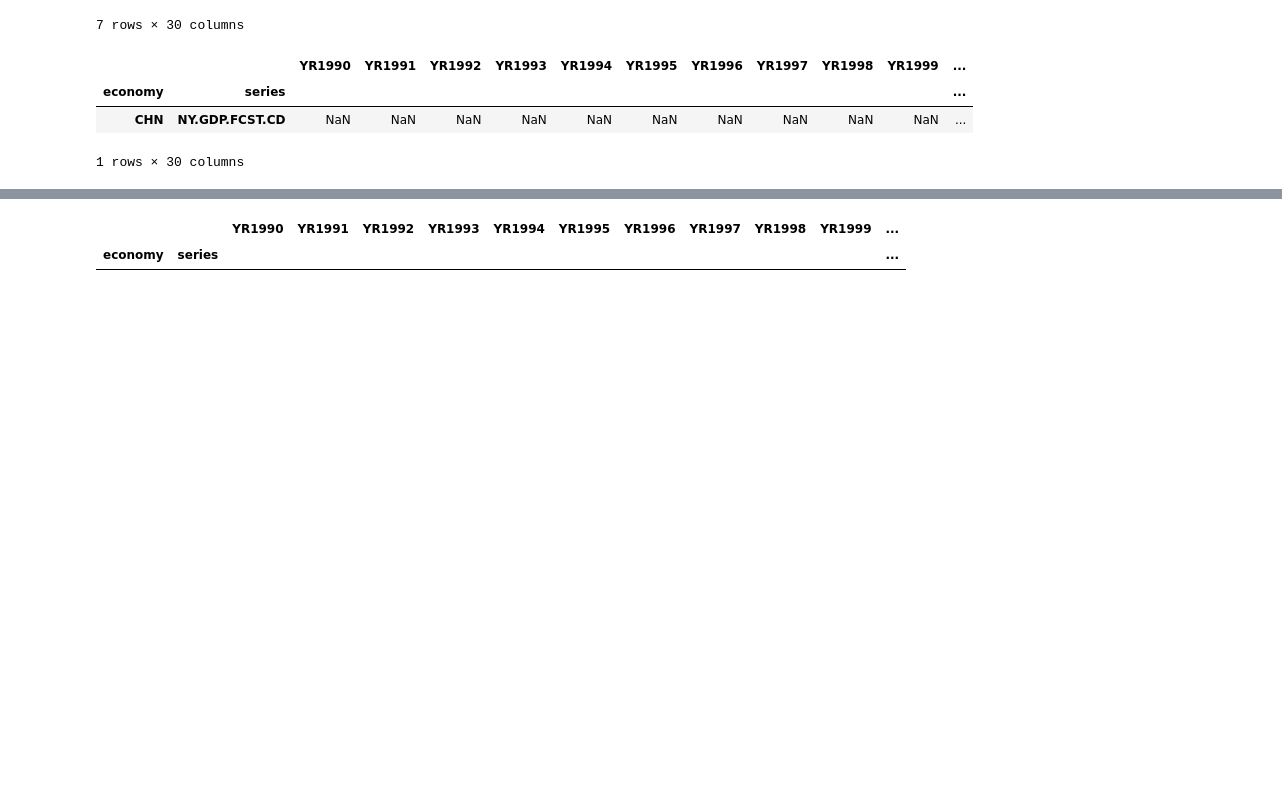
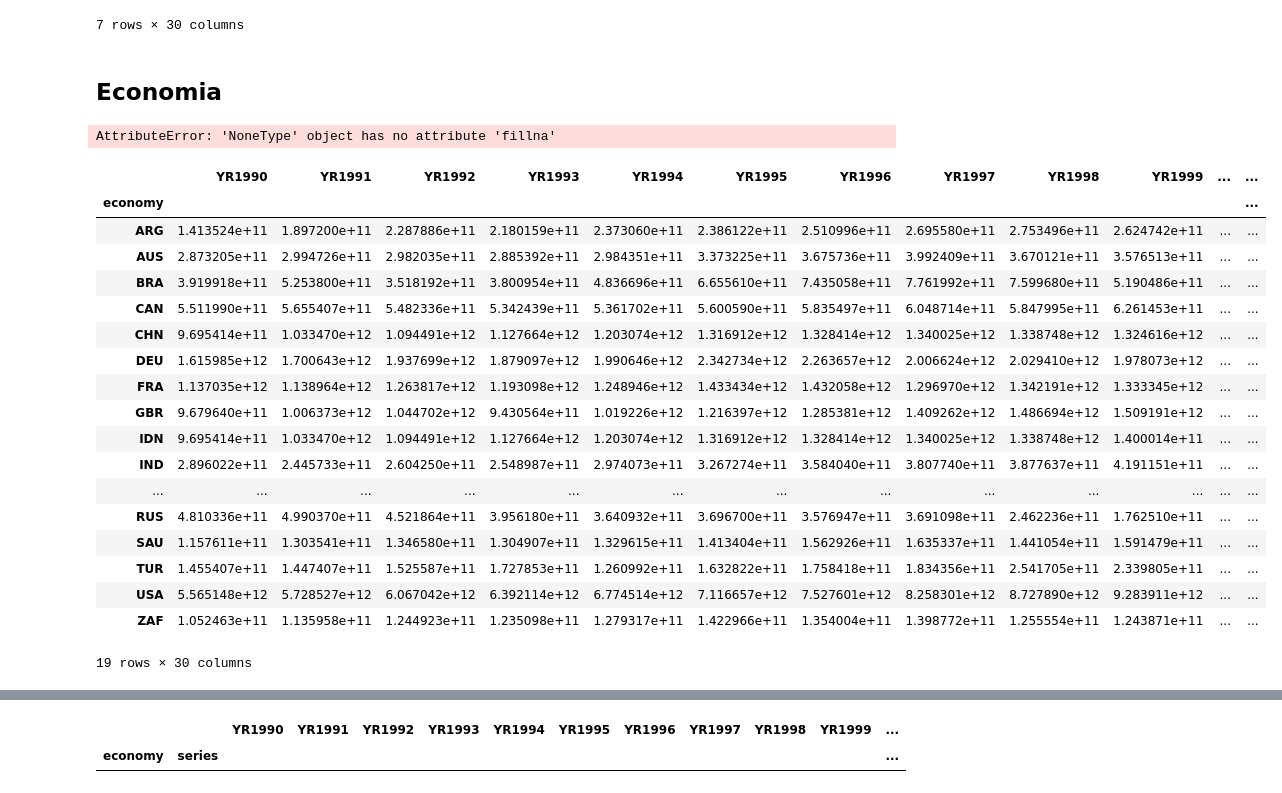
Before and after one commit to Matheus73/jogoEconomiaSensata, a Jupyter notebook: preparing_dataset.ipynb, the cells around one changed output, grey strips where cells are left out. Saved outputs shown, nothing was run; the diff lists cells and outputs as text; code cells hidden in the pictures; blank space fills up the shorter version.

Commit message:
adicionar modelo de economia

```diff
--- a/preparing_dataset.ipynb
+++ b/preparing_dataset.ipynb
@@ -185,13 +314,40 @@ df_outputs_banco[df_outputs_banco.isnull().all(axis=1)]
+# %% [markdown]
+## Economia
 # %%
-inputs_economia =['NY.GDP.FCST.CD','NV.IND.TOTL.CD','NV.IND.MANF.CD','NV.SRV.TOTL.CD']
+# inputs_economia =['NY.GDP.FCST.CD','NV.IND.TOTL.CD','NV.IND.MANF.CD','NV.SRV.TOTL.CD']
+inputs_economia =['NY.GDP.FCST.CD']
 # %%
 df_inputs_economia = read_data(inputs_economia)
 # %%
-df_inputs_economia[df_inputs_economia.isnull().all(axis=1)]
+# df_inputs_economia[df_inputs_economia.isnull().all(axis=1)]
+df_inputs_economia=df_inputs_economia.fillna(df_inputs_economia.mean(), inplace=True)
+df_inputs_economia.transpose()
 # %% [output]
-|  |  | YR1990 | YR1991 | YR1992 | YR1993 | YR1994 | YR1995 | YR1996 | YR1997 | YR1998 | YR1999 | ... |
-| economy | series |  |  |  |  |  |  |  |  |  |  | ... |
-| CHN | NY.GDP.FCST.CD | NaN | NaN | NaN | NaN | NaN | NaN | NaN | NaN | NaN | NaN | ... |
-1 rows × 30 columns
+AttributeError: 'NoneType' object has no attribute 'fillna'
+# %%
+df_inputs_economia.fillna(df_inputs_economia.mean(), inplace=True)
+# df_inputs_economia.groupby(level=0).sum()
+# %%
+df_inputs_economia
+# %% [output]
+|  | YR1990 | YR1991 | YR1992 | YR1993 | YR1994 | YR1995 | YR1996 | YR1997 | YR1998 | YR1999 | ... | ... |
+| economy |  |  |  |  |  |  |  |  |  |  |  | ... |
+| ARG | 1.413524e+11 | 1.897200e+11 | 2.287886e+11 | 2.180159e+11 | 2.373060e+11 | 2.386122e+11 | 2.510996e+11 | 2.695580e+11 | 2.753496e+11 | 2.624742e+11 | ... | ... |
+| AUS | 2.873205e+11 | 2.994726e+11 | 2.982035e+11 | 2.885392e+11 | 2.984351e+11 | 3.373225e+11 | 3.675736e+11 | 3.992409e+11 | 3.670121e+11 | 3.576513e+11 | ... | ... |
+| BRA | 3.919918e+11 | 5.253800e+11 | 3.518192e+11 | 3.800954e+11 | 4.836696e+11 | 6.655610e+11 | 7.435058e+11 | 7.761992e+11 | 7.599680e+11 | 5.190486e+11 | ... | ... |
+| CAN | 5.511990e+11 | 5.655407e+11 | 5.482336e+11 | 5.342439e+11 | 5.361702e+11 | 5.600590e+11 | 5.835497e+11 | 6.048714e+11 | 5.847995e+11 | 6.261453e+11 | ... | ... |
+| CHN | 9.695414e+11 | 1.033470e+12 | 1.094491e+12 | 1.127664e+12 | 1.203074e+12 | 1.316912e+12 | 1.328414e+12 | 1.340025e+12 | 1.338748e+12 | 1.324616e+12 | ... | ... |
+| DEU | 1.615985e+12 | 1.700643e+12 | 1.937699e+12 | 1.879097e+12 | 1.990646e+12 | 2.342734e+12 | 2.263657e+12 | 2.006624e+12 | 2.029410e+12 | 1.978073e+12 | ... | ... |
+| FRA | 1.137035e+12 | 1.138964e+12 | 1.263817e+12 | 1.193098e+12 | 1.248946e+12 | 1.433434e+12 | 1.432058e+12 | 1.296970e+12 | 1.342191e+12 | 1.333345e+12 | ... | ... |
+| GBR | 9.679640e+11 | 1.006373e+12 | 1.044702e+12 | 9.430564e+11 | 1.019226e+12 | 1.216397e+12 | 1.285381e+12 | 1.409262e+12 | 1.486694e+12 | 1.509191e+12 | ... | ... |
+| IDN | 9.695414e+11 | 1.033470e+12 | 1.094491e+12 | 1.127664e+12 | 1.203074e+12 | 1.316912e+12 | 1.328414e+12 | 1.340025e+12 | 1.338748e+12 | 1.400014e+11 | ... | ... |
+| IND | 2.896022e+11 | 2.445733e+11 | 2.604250e+11 | 2.548987e+11 | 2.974073e+11 | 3.267274e+11 | 3.584040e+11 | 3.807740e+11 | 3.877637e+11 | 4.191151e+11 | ... | ... |
+| ... | ... | ... | ... | ... | ... | ... | ... | ... | ... | ... | ... | ... |
+| RUS | 4.810336e+11 | 4.990370e+11 | 4.521864e+11 | 3.956180e+11 | 3.640932e+11 | 3.696700e+11 | 3.576947e+11 | 3.691098e+11 | 2.462236e+11 | 1.762510e+11 | ... | ... |
+| SAU | 1.157611e+11 | 1.303541e+11 | 1.346580e+11 | 1.304907e+11 | 1.329615e+11 | 1.413404e+11 | 1.562926e+11 | 1.635337e+11 | 1.441054e+11 | 1.591479e+11 | ... | ... |
+| TUR | 1.455407e+11 | 1.447407e+11 | 1.525587e+11 | 1.727853e+11 | 1.260992e+11 | 1.632822e+11 | 1.758418e+11 | 1.834356e+11 | 2.541705e+11 | 2.339805e+11 | ... | ... |
+| USA | 5.565148e+12 | 5.728527e+12 | 6.067042e+12 | 6.392114e+12 | 6.774514e+12 | 7.116657e+12 | 7.527601e+12 | 8.258301e+12 | 8.727890e+12 | 9.283911e+12 | ... | ... |
+| ZAF | 1.052463e+11 | 1.135958e+11 | 1.244923e+11 | 1.235098e+11 | 1.279317e+11 | 1.422966e+11 | 1.354004e+11 | 1.398772e+11 | 1.255554e+11 | 1.243871e+11 | ... | ... |
+19 rows × 30 columns
 # %%
 outputs_economia = ['NY.GDS.TOTL.CD','NE.RSB.GNFS.CD','NE.CON.TOTL.CD','IC.REG.STRT.BUS.DFRN']
```
Also changed, not shown: parts of 48 cells of this notebook, 1 other file.
